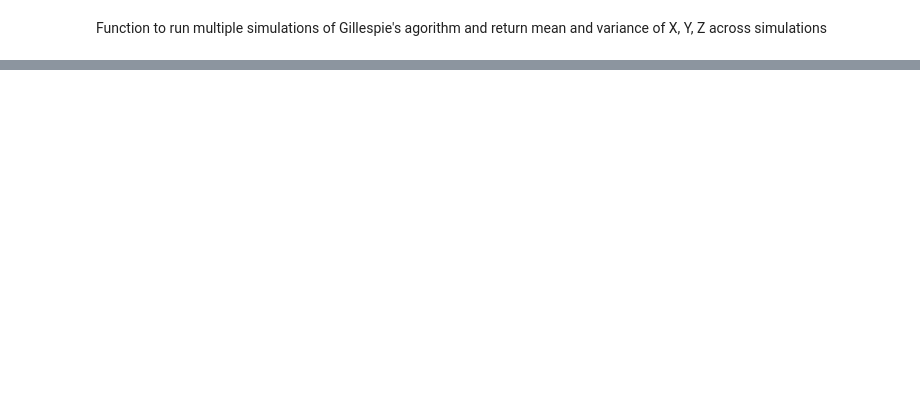
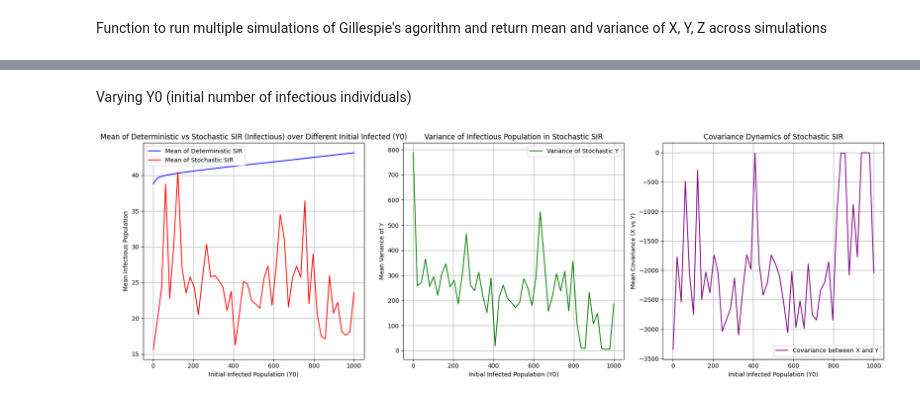
Before and after one commit to zoeazra/CLS-Ass-2, a Jupyter notebook: assignment 2.ipynb, the cells around one changed output, grey strips where cells are left out. Drawn from its saved outputs; the diff is of its cells as text; code cells hidden in the pictures; blank space fills up the shorter version.

```diff
--- a/assignment 2.ipynb
+++ b/assignment 2.ipynb
@@ -443,0 +409,72 @@ print(mean_deter)
+# %% [markdown]
+Varying Y0 (initial number of infectious individuals)
+# %%
+Y0_diff = np.linspace(1, 1000, 50)
+
+def diff_params_Y0(N, Y0_diff, sims, beta, gamma, mu):
+
+    mean_deter = []  # To store means from the deterministic model
+    mean_stoch = []  # To store means from the stochastic model
+    var_Y = []       # To store variances of Y
+    cov_XY = []      # To store covariances between X and Y
+
+    # Iterate through different initial infected populations Y0
+    for y0 in Y0_diff:
+        X0 = N - y0  # Initial susceptible population
+        Y0 = y0      # Initial infected population
+        Z0 = 0       # Initial recovered population
+
+        # Run stochastic simulations for the current population size
+        time_p, mean_Xs, mean_Ys, var_Xs, var_Ys, all_Xs, all_Ys = run_stoch_sim(sims, X0, Y0, Z0, beta, gamma, mu, N, tend=200)
+
+        # Run deterministic model for the current population size
+        Xd, Yd, Zd, time, R0_det = deterSol(X0, Y0, Z0, N, beta, gamma, mu, start_t=0, end_t=200, points_t=200)
+
+        # Append mean for deterministic model and stochastic model
+        mean_deter.append(np.mean(Yd))  # Store the mean for deterministic Y
+        mean_stoch.append(np.mean(mean_Ys))  # Store the mean for stochastic Y
+
+        # Append variance of stochastic model
+        var_Y.append(np.mean(var_Ys))  # Store the mean variance of stochastic Y over all simulations
+
+        # Calculate and append covariance between susceptible and infected
+        cov_Xs_Ys = covariance(all_Xs, all_Ys, mean_Xs, mean_Ys, tend=200)
+        cov_XY.append(np.mean(cov_Xs_Ys))  # Store the mean covariance over time
+
+    # Initialize plots
+    fig, axes = plt.subplots(1, 3, figsize=(18, 6))
+
+    # 1. Mean Dynamics Plot
+    axes[0].plot(Y0_diff, mean_deter, label='Mean of Deterministic SIR', color='blue')  # Deterministic mean
+    axes[0].plot(Y0_diff, mean_stoch, label='Mean of Stochastic SIR', color='red')     # Stochastic mean
+    axes[0].set_title("Mean of Deterministic vs Stochastic SIR (Infectious) over Different Initial Infected (Y0)")
+    axes[0].set_xlabel("Initial Infected Population (Y0)")
+    axes[0].set_ylabel("Mean Infectious Population")
+    axes[0].grid(True)
+    axes[0].legend()
+
+    # 2. Variance Dynamics Plot
+    axes[1].plot(Y0_diff, var_Y, label='Variance of Stochastic Y', color='green')  # Variance over Y0
+    axes[1].set_title("Variance of Infectious Population in Stochastic SIR")
+    axes[1].set_xlabel("Initial Infected Population (Y0)")
+    axes[1].set_ylabel("Mean Variance of Y")
+    axes[1].grid(True)
+    axes[1].legend()
+
+    # 3. Covariance Dynamics Plot
+    axes[2].plot(Y0_diff, cov_XY, label='Covariance between X and Y', color='purple')  # Covariance over Y0
+    axes[2].set_title("Covariance Dynamics of Stochastic SIR")
+    axes[2].set_xlabel("Initial Infected Population (Y0)")
+    axes[2].set_ylabel("Mean Covariance (X vs Y)")
+    axes[2].grid(True)
+    axes[2].legend()
+
+    # Adjust layout and show the plots
+    plt.tight_layout()
+    plt.show()
+
+    return mean_deter, mean_stoch, var_Y, cov_XY
+
+diff_params_Y0(N, Y0_diff, sims, beta, gamma, mu)
+# %% [output]
+[figure, added]
```
Also changed, not shown: parts of 21 cells of this notebook.
